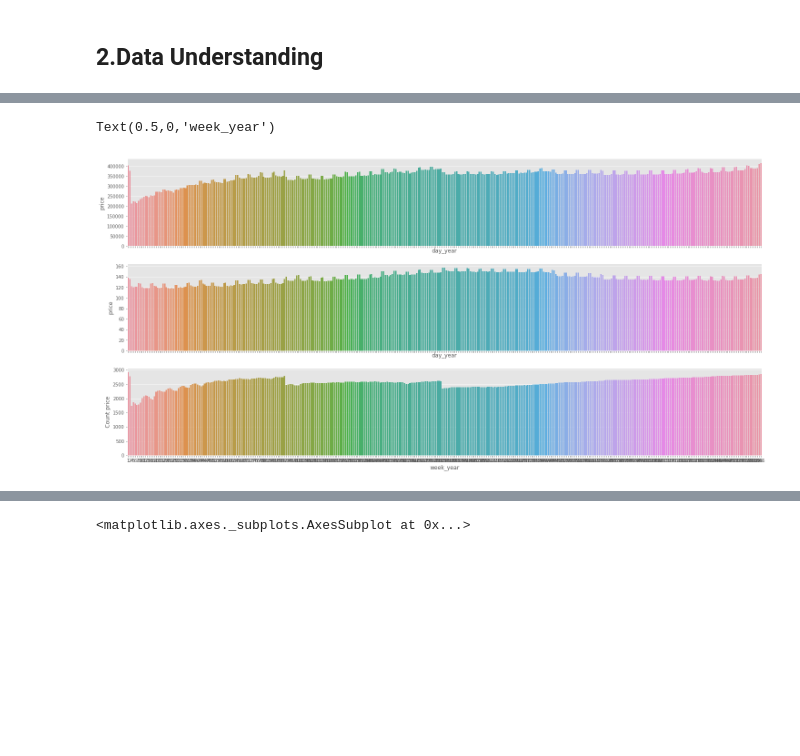
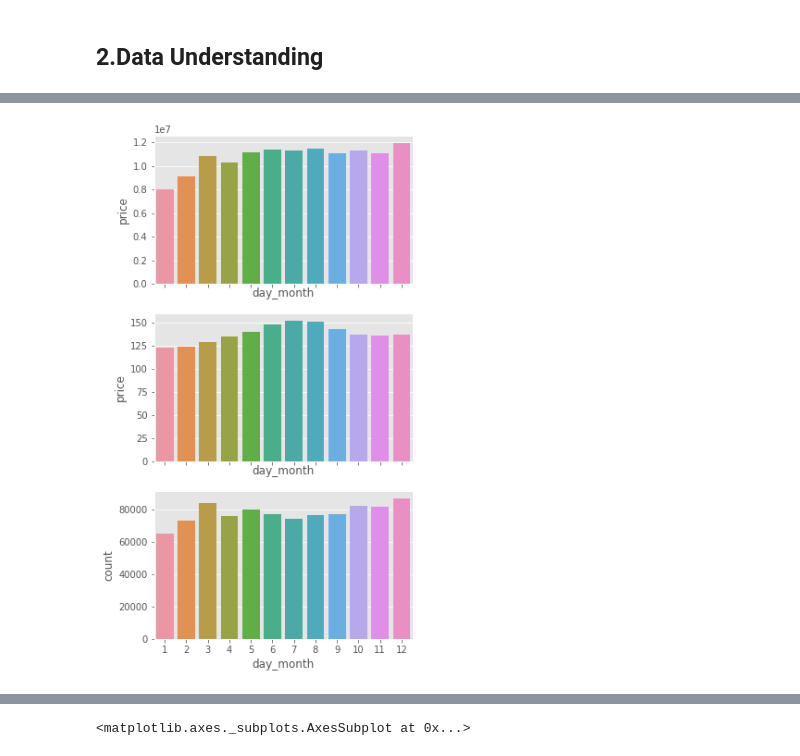
Before and after one commit to Sampson91/UdacityDS_blog_post, a Jupyter notebook: Airbnb Data Analysis.ipynb, the cells around one changed output, grey strips where cells are left out. Saved outputs shown, nothing was run; the diff lists cells and outputs as text; code cells hidden in the pictures; blank space fills up the shorter version.

Commit message:
change plotting that repeats codeing,explain missing data process

```diff
--- a/Airbnb Data Analysis.ipynb
+++ b/Airbnb Data Analysis.ipynb
@@ -37,17 +41,16 @@ calendar_data['price'] = calendar_data['price'].str.replace('[$, ]','').astype('
 # %%
-# find the  landlord provide rooms mean room price and all one month price sum as the months change
-fig, (axis1,axis2,axis3) = plt.subplots(3,1,sharex=True,figsize=(5,10))
-df1 = calendar_data[['day_month','price']].groupby(['day_month']).mean()
-sns.barplot(x = df1.index,y = df1.price,ax = axis1)
-plt.ylabel('expect mean value')
-plt.xlabel('month')
+def plot_data_understianding(calendar_data,day_time,price,figsize1):
+    fig, (axis1,axis2,axis3) = plt.subplots(3,1,sharex=True,figsize=figsize1)
 
-df1 = calendar_data[['day_month','price']].groupby(['day_month']).mean()
-sns.barplot(x = df1.index,y = df1.price,ax=axis2)
-plt.ylabel('mean')
-plt.xlabel('day_month2')
+    df1 = calendar_data[[day_time,price]].groupby([day_time]).sum()
+    sns.barplot(x = df1.index,y = df1.price,ax = axis1)
+    plt.ylabel('sum price')
 
-df1 = calendar_data[['day_month','price']].groupby(['day_month']).count()
-sns.barplot(x = df1.index,y = df1.price,ax=axis3)
-plt.ylabel('count')
-plt.xlabel('day_month')
+    df1 = calendar_data[[day_time,price]].groupby([day_time]).mean()
+    sns.barplot(x = df1.index,y = df1.price,ax=axis2)
+    plt.ylabel('mean')
+
+    df1 = calendar_data[[day_time,price]].groupby([day_time]).count()
+    sns.barplot(x = df1.index,y = df1.price,ax=axis3)
+    plt.ylabel('count')
+    plt.xlabel(day_time)
@@ -99,21 +57,7 @@ Text(0.5,0,'week_year')
-# %%
-# find the  landlord provide rooms mean room price and all one month price sum as the day change
-fig, (axis1,axis2,axis3) = plt.subplots(3,1,sharex=True,figsize=(25,12))
-
-df1 = calendar_data[['day_year','price']].groupby(['day_year']).sum()
-sns.barplot(x = df1.index,y = df1.price,ax=axis1)
-plt.ylabel('All week price')
-plt.xlabel('day_month')
-
-df1 = calendar_data[['day_year','price']].groupby(['day_year']).mean()
-sns.barplot(x = df1.index,y = df1.price,ax=axis2)
-plt.ylabel('mean')
-plt.xlabel('day_month')
-
-df1 = calendar_data[['day_year','price']].groupby(['day_year']).count()
-sns.barplot(x = df1.index,y = df1.price,ax=axis3)
-plt.ylabel('Count price')
-plt.xlabel('week_year')
-# %% [output]
-Text(0.5,0,'week_year')
-[figure, removed]
+# %%
+day_time = 'day_month'
+price = 'price'
+figsize= (5,10)
+plot_data_understianding(calendar_data,day_time,price,figsize)
+# %% [output]
+[figure, added]
```
Also changed, not shown: parts of 27 cells of this notebook.
